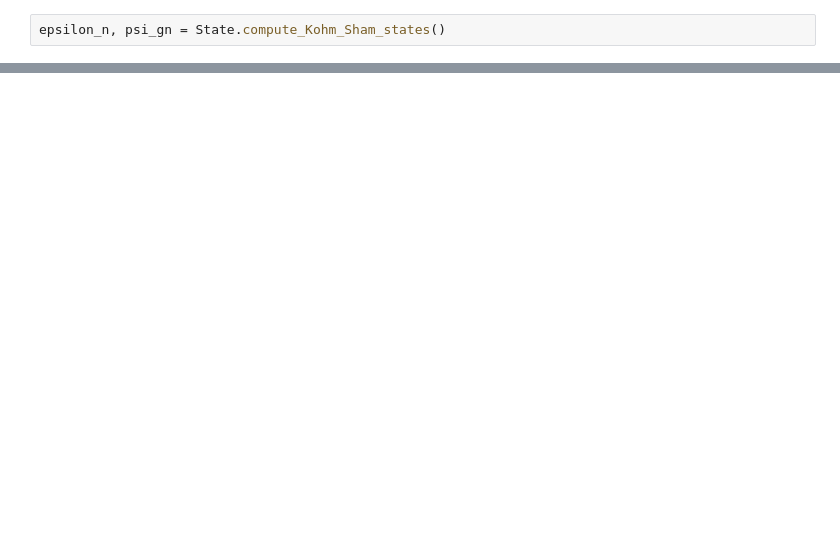
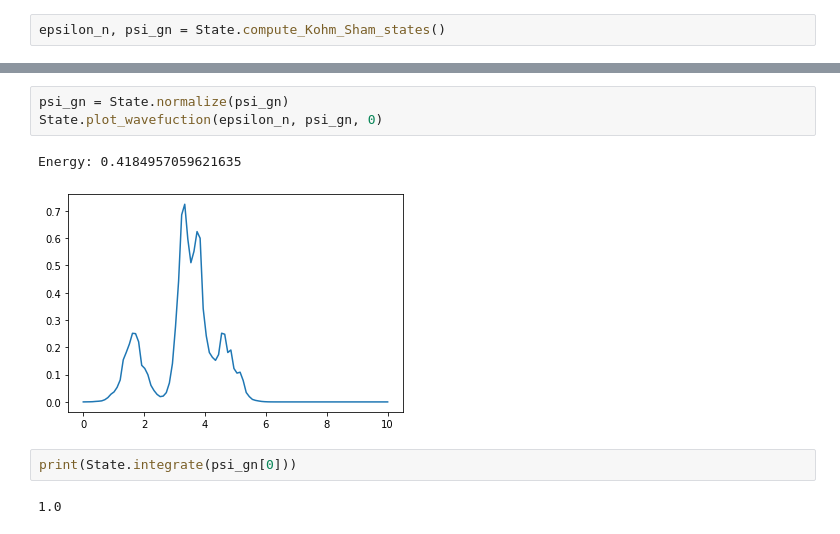
Before and after one commit to dylanh05/pyDFT, a Jupyter notebook: 1DDFT.ipynb, the cells around one changed output, grey strips where cells are left out. Cells and saved outputs as stored; diff of their text form; blank space fills up the shorter version.

```diff
--- a/1DDFT.ipynb
+++ b/1DDFT.ipynb
@@ -141,0 +145,10 @@ NotebookApp.rate_limit_window=3.0 (secs)
+# %%
+psi_gn = State.normalize(psi_gn)
+State.plot_wavefuction(epsilon_n, psi_gn, 0)
+# %% [output]
+Energy: 0.4184957059621635
+[figure, added]
+# %%
+print(State.integrate(psi_gn[0]))
+# %% [output]
+1.0
```
Also changed, not shown: parts of 9 cells of this notebook.
